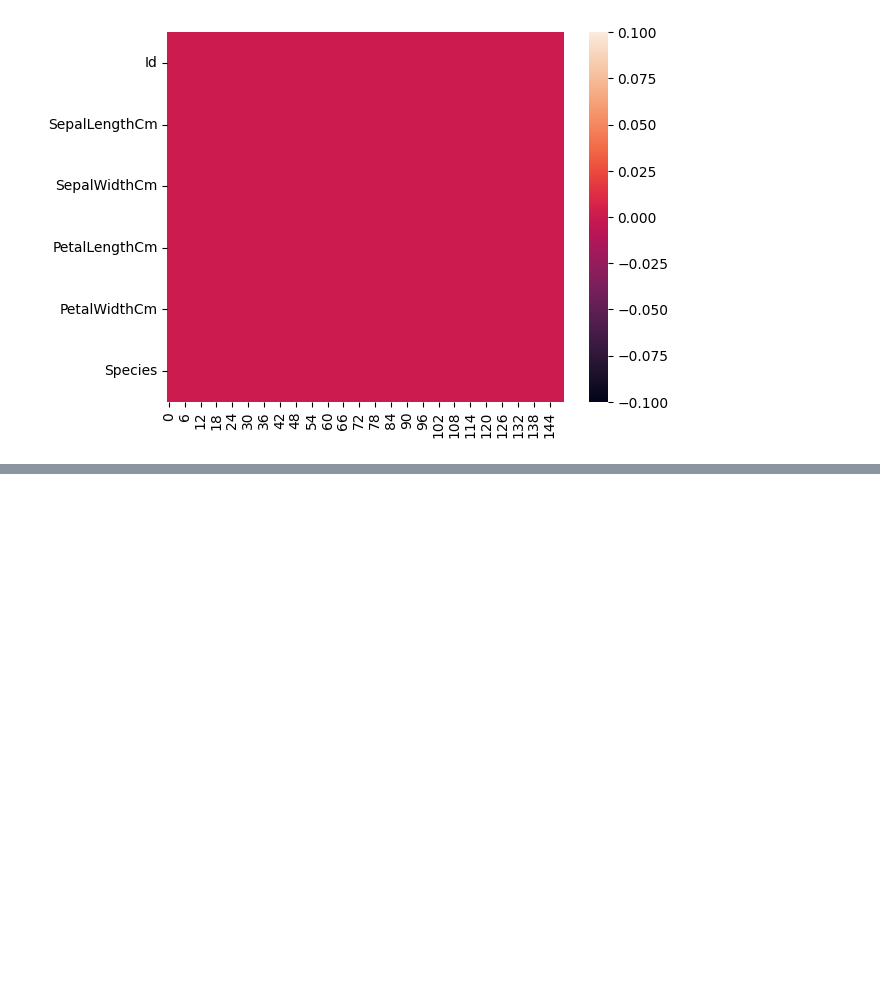
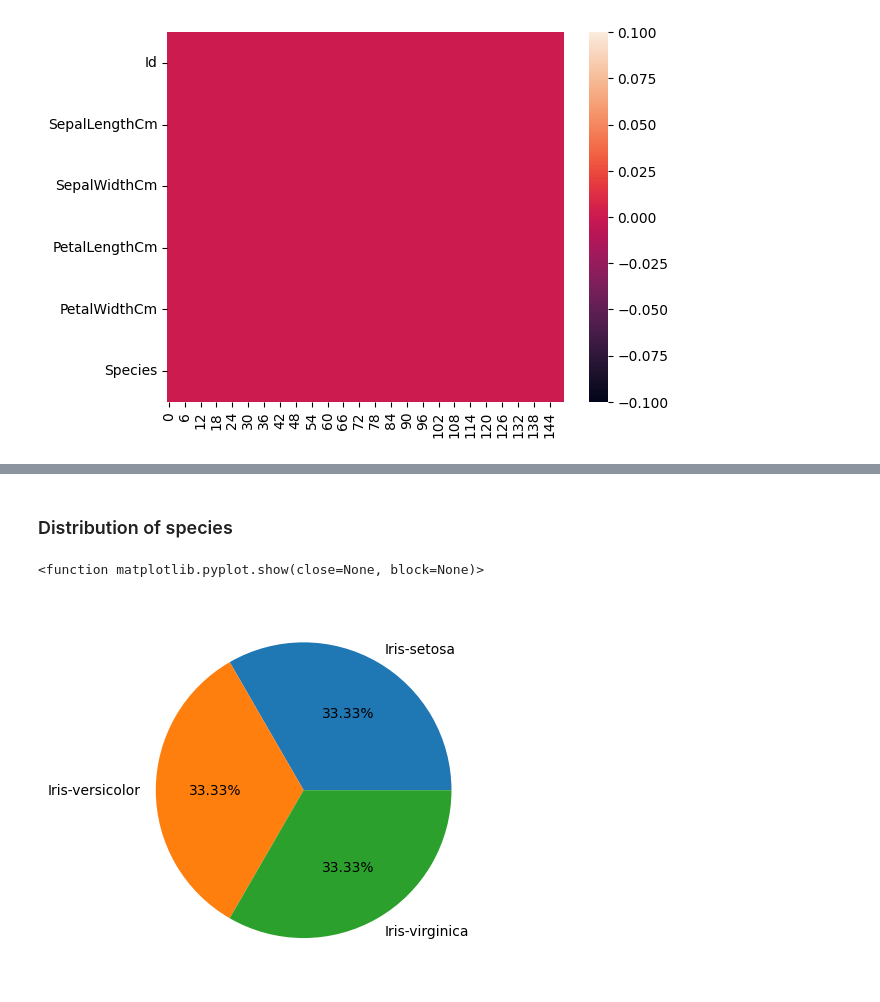
Before and after one commit to bhandariarun/365-365-days, a Jupyter notebook: April/Supervised.ipynb, the cells around one changed output, grey strips where cells are left out. Drawn from its saved outputs; the diff is of its cells as text; code cells hidden in the pictures; blank space fills up the shorter version.

```diff
--- a/April/Supervised.ipynb
+++ b/April/Supervised.ipynb
@@ -148,0 +150,3 @@ we seen there is not missing data in this dataset
+# %%
+s = df['Species'].value_counts()
+s
@@ -148,0 +163,8 @@ we seen there is not missing data in this dataset
+# %% [markdown]
+### Distribution of species
+# %%
+plt.pie(x = s.values, labels=s.index, autopct='%.2f%%')
+plt.show
+# %% [output]
+<function matplotlib.pyplot.show(close=None, block=None)>
+[figure, added]
```
Also changed, not shown: parts of 18 cells of this notebook.
